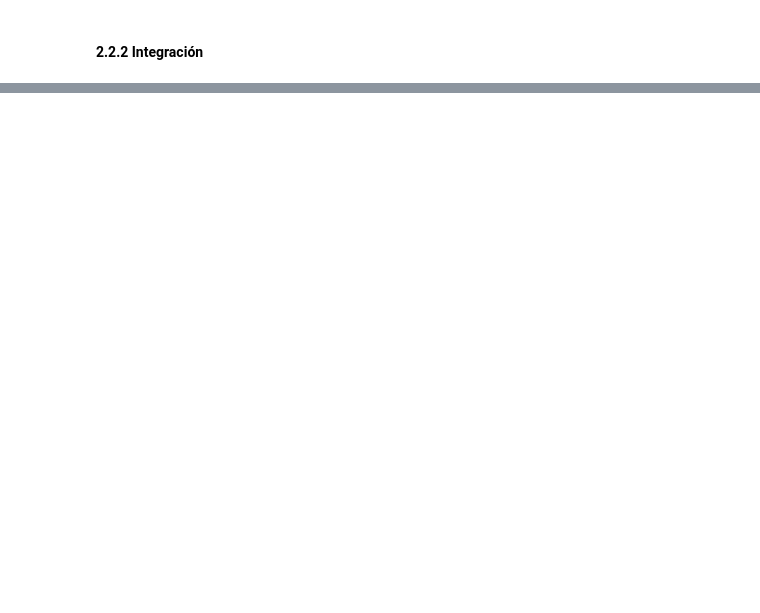
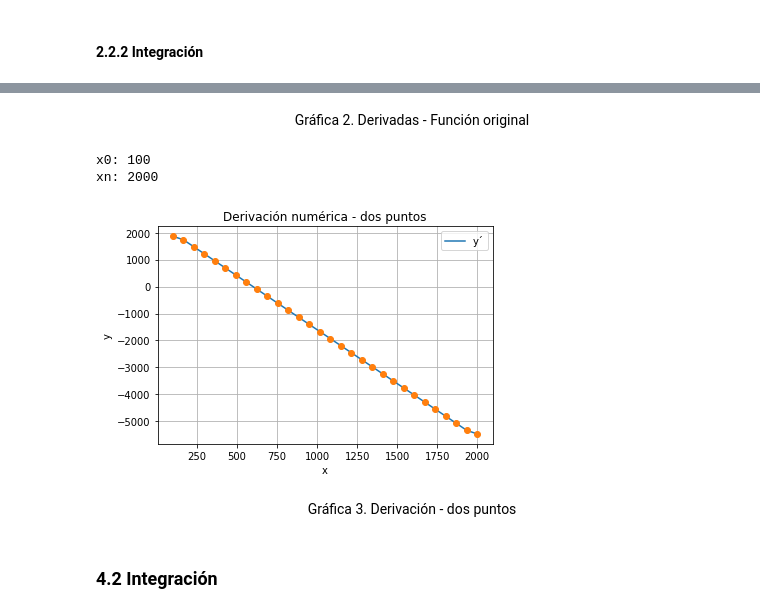
Before and after one commit to smaje99/numerical-methods-udla, a Jupyter notebook: Derivación e Integración Numérica.ipynb, the cells around one changed output, grey strips where cells are left out. Saved outputs shown, nothing was run; the diff lists cells and outputs as text; code cells hidden in the pictures; blank space fills up the shorter version.

```diff
--- a/Derivación e Integración Numérica.ipynb
+++ b/Derivación e Integración Numérica.ipynb
@@ -50,0 +212,15 @@
+# %%
+@count_elapsed_time
+def derivative(
+  f: Callable[[float], float],
+  x0: int,
+  dx: float = 1e-15
+) -> float:
+  '''Da una solución aproximada a un punto de la derivada
+
+  Args:
+    f: función a derivar
+    x0: punto a dar una solución aproximada en la función derivada
+    dx: delta de x
+  '''
+  return ((f(x0 + dx) - f(x0)) / dx, 0)
@@ -56,0 +380,3 @@
+# %%
+time, result, _ = derivative(f, 600)
+time_points, *points = derivative_points(f, 0, 1200, 30)
@@ -56,0 +459,33 @@
+# %% [markdown]
+<div align="center">
+    Gráfica 2. Derivadas - Función original
+</div>
+# %%
+x0 = next(map(int, input('x0: ').split()))
+xn = next(map(int, input('xn: ').split()))
+
+if x0 > xn:
+  raise 'xn no puede ser mayor a x0'
+
+_, *two_points = derivative_points(f, x0, xn, 30)
+xi = np.linspace(x0, xn, 30)
+
+plt.plot(xi, two_points, label='y´')
+plt.plot(xi, two_points, 'o')
+
+plt.xlabel('x')
+plt.ylabel('y')
+plt.title('Derivación numérica - dos puntos')
+plt.legend()
+plt.grid()
+plt.show()
+# %% [output]
+x0: 100
+xn: 2000
+[figure, added]
+# %% [markdown]
+<div align="center">
+    Gráfica 3. Derivación - dos puntos
+</div>
+# %% [markdown]
+### 4.2 Integración
```
Also changed, not shown: parts of 59 cells of this notebook.
